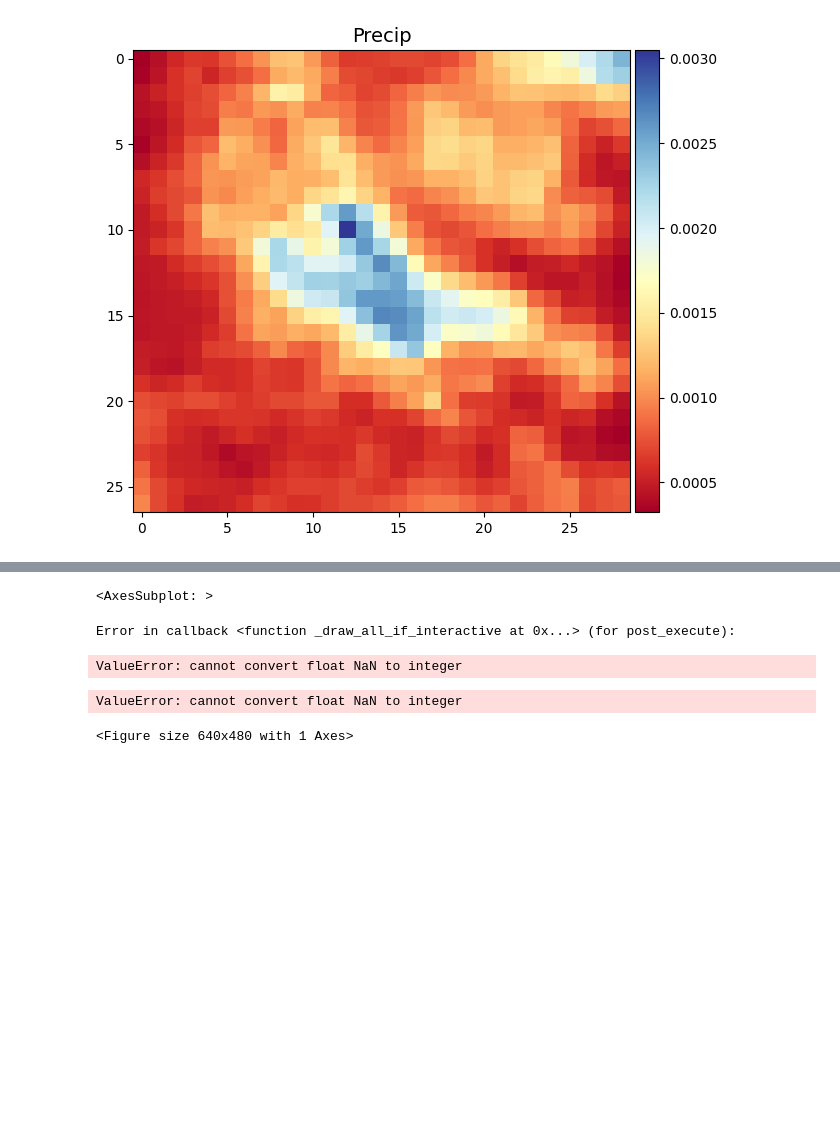
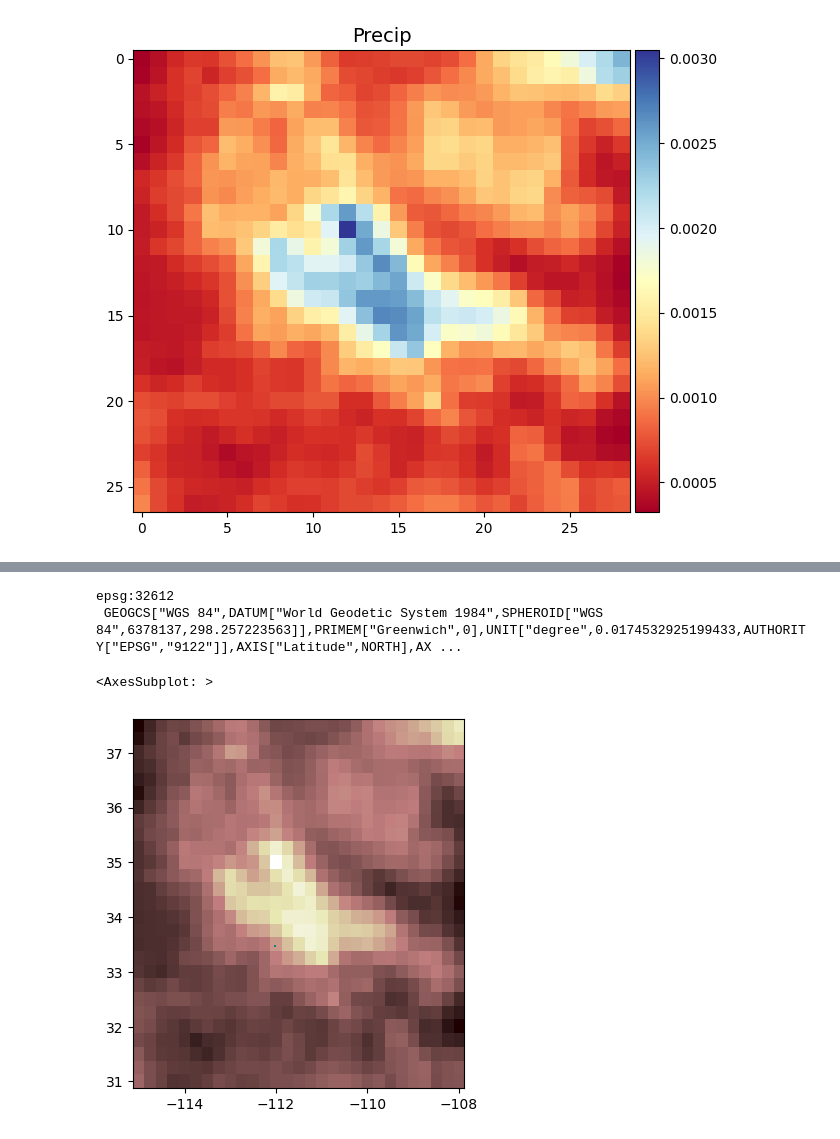
Before and after one commit to emersonw1/RainfallCollection, a Jupyter notebook: main.ipynb, the cells around one changed output, grey strips where cells are left out. Saved outputs shown, nothing was run; the diff lists cells and outputs as text; code cells hidden in the pictures; blank space fills up the shorter version.

Commit message:
raster and bldgs show up on the same map! But both in wgs84, so need to reproject raster

```diff
--- a/main.ipynb
+++ b/main.ipynb
@@ -192,8 +185,31 @@ Right CRS: EPSG:32612
-# %%
-subset.plot()
-# %% [output]
-<AxesSubplot: >
-Error in callback <function _draw_all_if_interactive at 0x...> (for post_execute):
-ValueError: cannot convert float NaN to integer
-ValueError: cannot convert float NaN to integer
-<Figure size 640x480 with 1 Axes>
+# %%
+# modify the building dataframe
+bldg = subset
+
+# create extra fields
+bldg['area'] = bldg['geometry'].area
+bldg['centroid'] = bldg['geometry'].centroid
+bldg['rainfall_m'] = np.nan
+# %%
+from rasterio.plot import show
+
+fig, ax = plt.subplots()
+
+# transform rasterio plot to real world coords
+extent=[
+    precip_raster.bounds[0],
+    precip_raster.bounds[2],
+    precip_raster.bounds[1],
+    precip_raster.bounds[3]
+    ]
+ax = rasterio.plot.show(precip_raster, extent=extent, ax=ax, cmap='pink')
+
+print(bldg.crs, '\n', precip_raster.crs)
+wgs = bldg.to_crs('epsg:4326')
+
+wgs.plot(ax=ax)
+# %% [output]
+epsg:32612
+ GEOGCS["WGS 84",DATUM["World Geodetic System 1984",SPHEROID["WGS 84",6378137,298.257223563]],PRIMEM["Greenwich",0],UNIT["degree",0.0174532925199433,AUTHORITY["EPSG","9122"]],AXIS["Latitude",NORTH],AX ...
+<AxesSubplot: >
+[figure, added]
```
Also changed, not shown: parts of 4 cells of this notebook.
